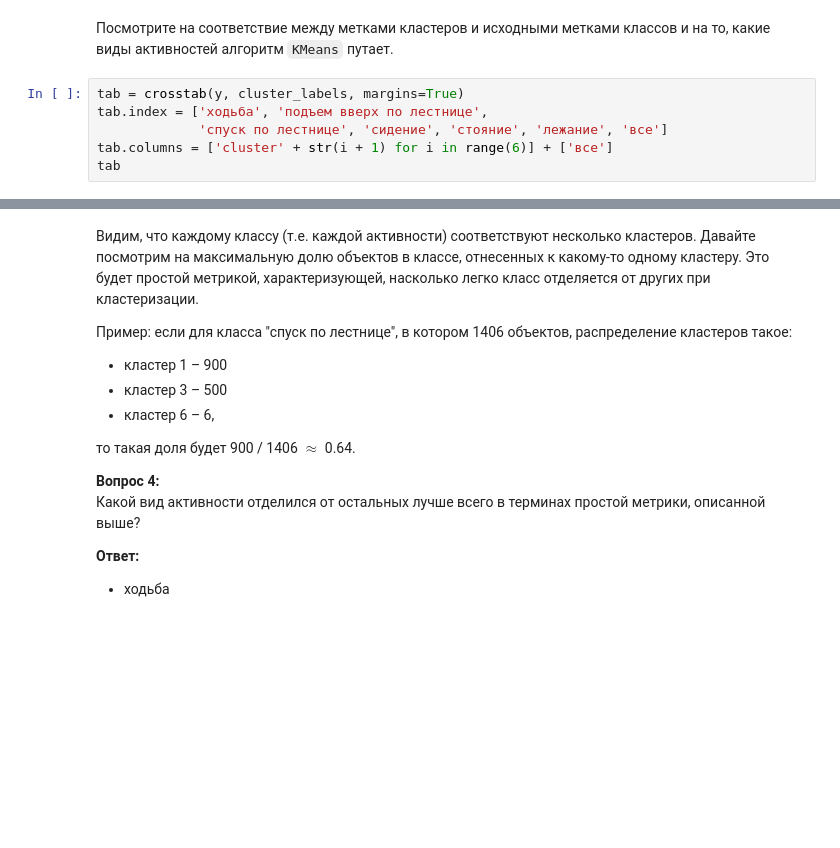
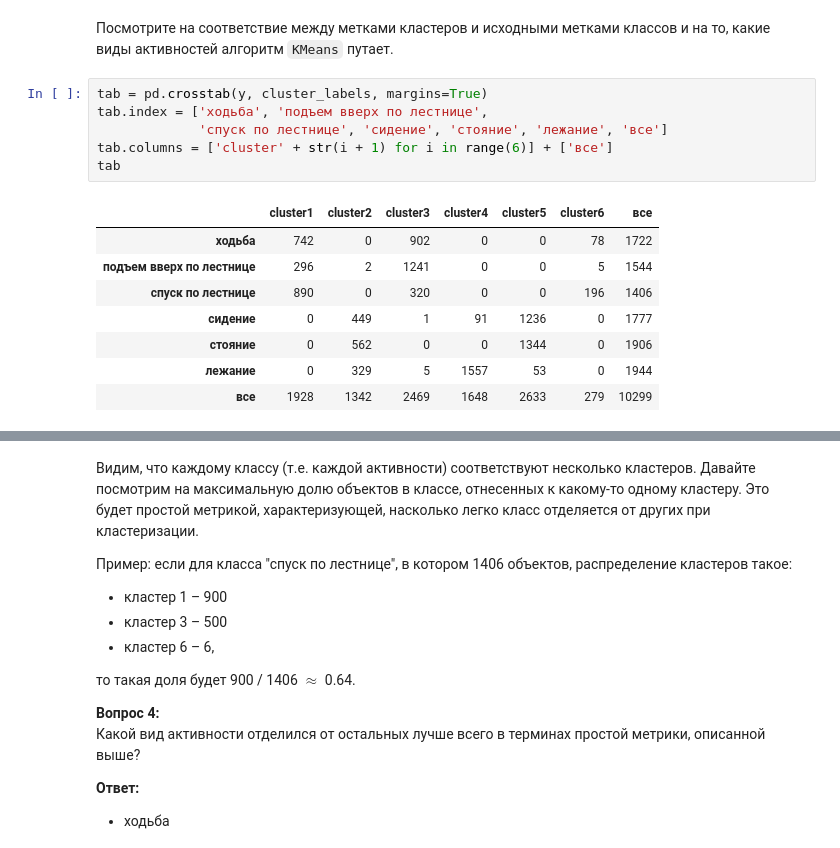
Before and after one commit to viakondratiuk/mlcourse_open, a Jupyter notebook: jupyter_notebooks/topic07_unsupervised/hw7_session2_unsupervised_learning.ipynb, the cells around one changed output, grey strips where cells are left out. Cells and saved outputs as stored; diff of their text form; blank space fills up the shorter version.

```diff
--- a/jupyter_notebooks/topic07_unsupervised/hw7_session2_unsupervised_learning.ipynb
+++ b/jupyter_notebooks/topic07_unsupervised/hw7_session2_unsupervised_learning.ipynb
@@ -172,8 +174,17 @@ plt.scatter(, , c=cluster_labels, s=20,  cmap='viridis');
 # %% [markdown]
 Посмотрите на соответствие между метками кластеров и исходными метками классов и на то, какие виды активностей алгоритм `KMeans` путает.
 # %%
-tab = crosstab(y, cluster_labels, margins=True)
+tab = pd.crosstab(y, cluster_labels, margins=True)
 tab.index = ['ходьба', 'подъем вверх по лестнице',
              'спуск по лестнице', 'сидение', 'стояние', 'лежание', 'все']
 tab.columns = ['cluster' + str(i + 1) for i in range(6)] + ['все']
 tab
+# %% [output]
+|  | cluster1 | cluster2 | cluster3 | cluster4 | cluster5 | cluster6 | все |
+| ходьба | 742 | 0 | 902 | 0 | 0 | 78 | 1722 |
+| подъем вверх по лестнице | 296 | 2 | 1241 | 0 | 0 | 5 | 1544 |
+| спуск по лестнице | 890 | 0 | 320 | 0 | 0 | 196 | 1406 |
+| сидение | 0 | 449 | 1 | 91 | 1236 | 0 | 1777 |
+| стояние | 0 | 562 | 0 | 0 | 1344 | 0 | 1906 |
+| лежание | 0 | 329 | 5 | 1557 | 53 | 0 | 1944 |
+| все | 1928 | 1342 | 2469 | 1648 | 2633 | 279 | 10299 |
```
Also changed, not shown: parts of 7 cells of this notebook.
